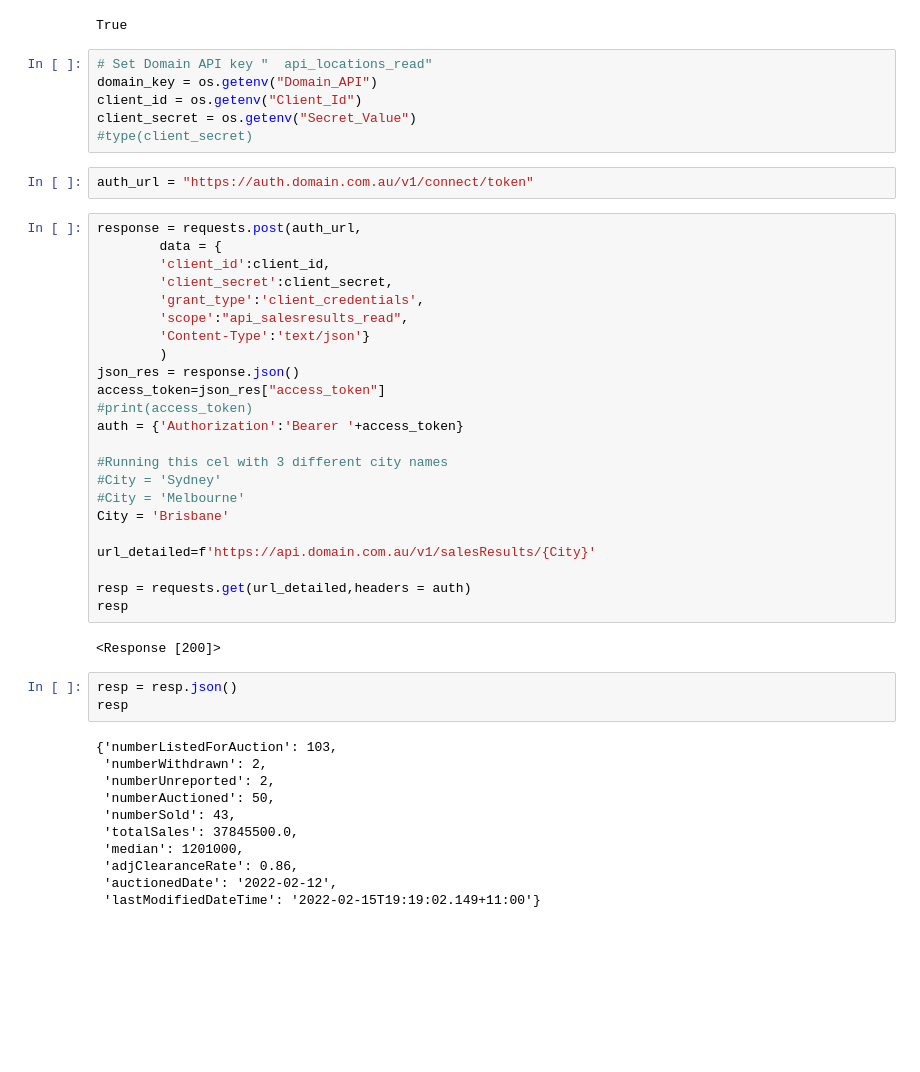
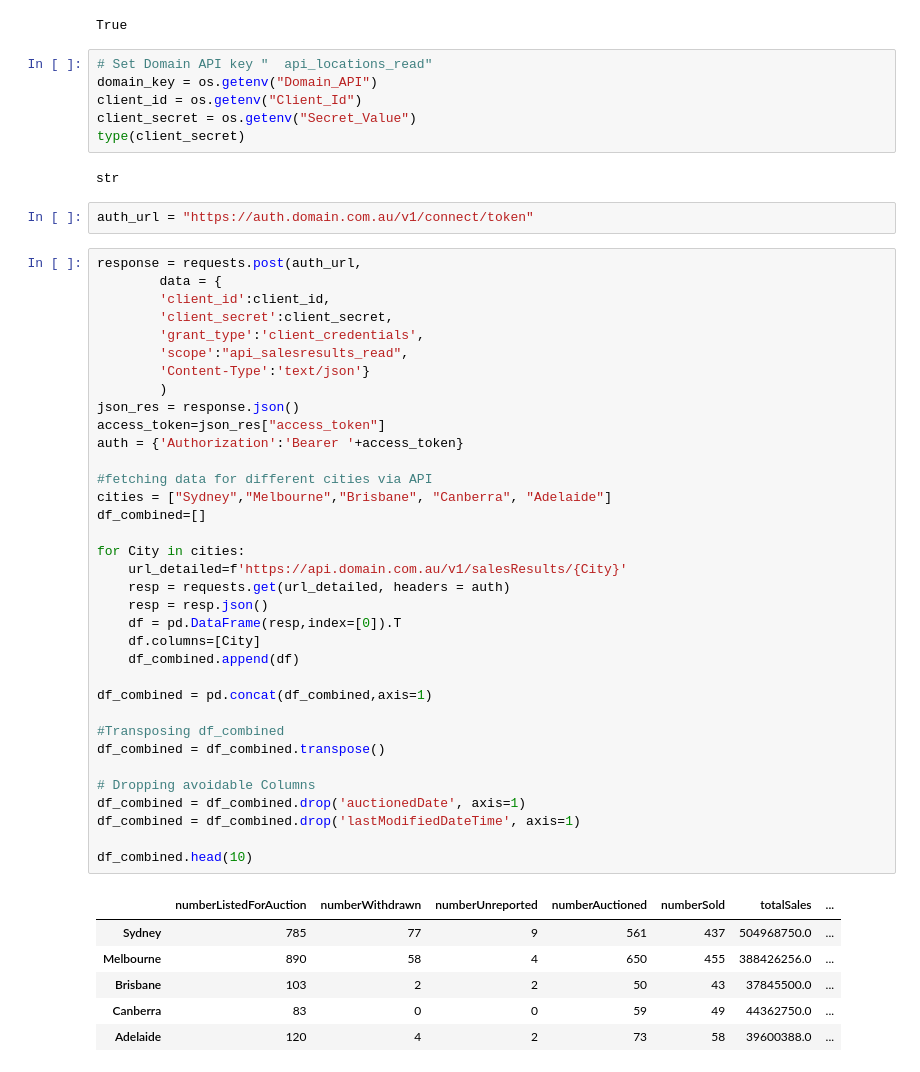
Before and after one commit to CoenFE/A_Team_Project, a Jupyter notebook: Group_Project_Property.ipynb, the cells around one changed output. Drawn from its saved outputs; the diff is of its cells as text; blank space fills up the shorter version.

```diff
--- a/Group_Project_Property.ipynb
+++ b/Group_Project_Property.ipynb
@@ -19,45 +23,50 @@ True
 domain_key = os.getenv("Domain_API")
 client_id = os.getenv("Client_Id")
 client_secret = os.getenv("Secret_Value")
-#type(client_secret)
+type(client_secret)
+# %% [output]
+str
 # %%
 auth_url = "https://auth.domain.com.au/v1/connect/token"
 # %%
 response = requests.post(auth_url,
         data = {
         'client_id':client_id,
         'client_secret':client_secret,
         'grant_type':'client_credentials',
         'scope':"api_salesresults_read",
         'Content-Type':'text/json'}
         )
 json_res = response.json()
 access_token=json_res["access_token"]
-#print(access_token)
 auth = {'Authorization':'Bearer '+access_token}
 
-#Running this cel with 3 different city names
-#City = 'Sydney'
-#City = 'Melbourne'
-City = 'Brisbane'
+#fetching data for different cities via API
+cities = ["Sydney","Melbourne","Brisbane", "Canberra", "Adelaide"]
+df_combined=[]
 
-url_detailed=f'https://api.domain.com.au/v1/salesResults/{City}'
+for City in cities:
+    url_detailed=f'https://api.domain.com.au/v1/salesResults/{City}'
+    resp = requests.get(url_detailed, headers = auth)
+    resp = resp.json()
+    df = pd.DataFrame(resp,index=[0]).T
+    df.columns=[City]
+    df_combined.append(df)
 
-resp = requests.get(url_detailed,headers = auth)
-resp
+df_combined = pd.concat(df_combined,axis=1)
+
+#Transposing df_combined
+df_combined = df_combined.transpose()
+
+# Dropping avoidable Columns
+df_combined = df_combined.drop('auctionedDate', axis=1)
+df_combined = df_combined.drop('lastModifiedDateTime', axis=1)
+
+df_combined.head(10)
 # %% [output]
-<Response [200]>
+|  | numberListedForAuction | numberWithdrawn | numberUnreported | numberAuctioned | numberSold | totalSales | ... |
+| Sydney | 785 | 77 | 9 | 561 | 437 | 504968750.0 | ... |
+| Melbourne | 890 | 58 | 4 | 650 | 455 | 388426256.0 | ... |
+| Brisbane | 103 | 2 | 2 | 50 | 43 | 37845500.0 | ... |
+| Canberra | 83 | 0 | 0 | 59 | 49 | 44362750.0 | ... |
+| Adelaide | 120 | 4 | 2 | 73 | 58 | 39600388.0 | ... |
-# %%
-resp = resp.json()
-resp
-# %% [output]
-{'numberListedForAuction': 103,
- 'numberWithdrawn': 2,
- 'numberUnreported': 2,
- 'numberAuctioned': 50,
- 'numberSold': 43,
- 'totalSales': 37845500.0,
- 'median': 1201000,
- 'adjClearanceRate': 0.86,
- 'auctionedDate': '2022-02-12',
- 'lastModifiedDateTime': '2022-02-15T19:19:02.149+11:00'}
```
Also changed, not shown: parts of 11 cells of this notebook.
